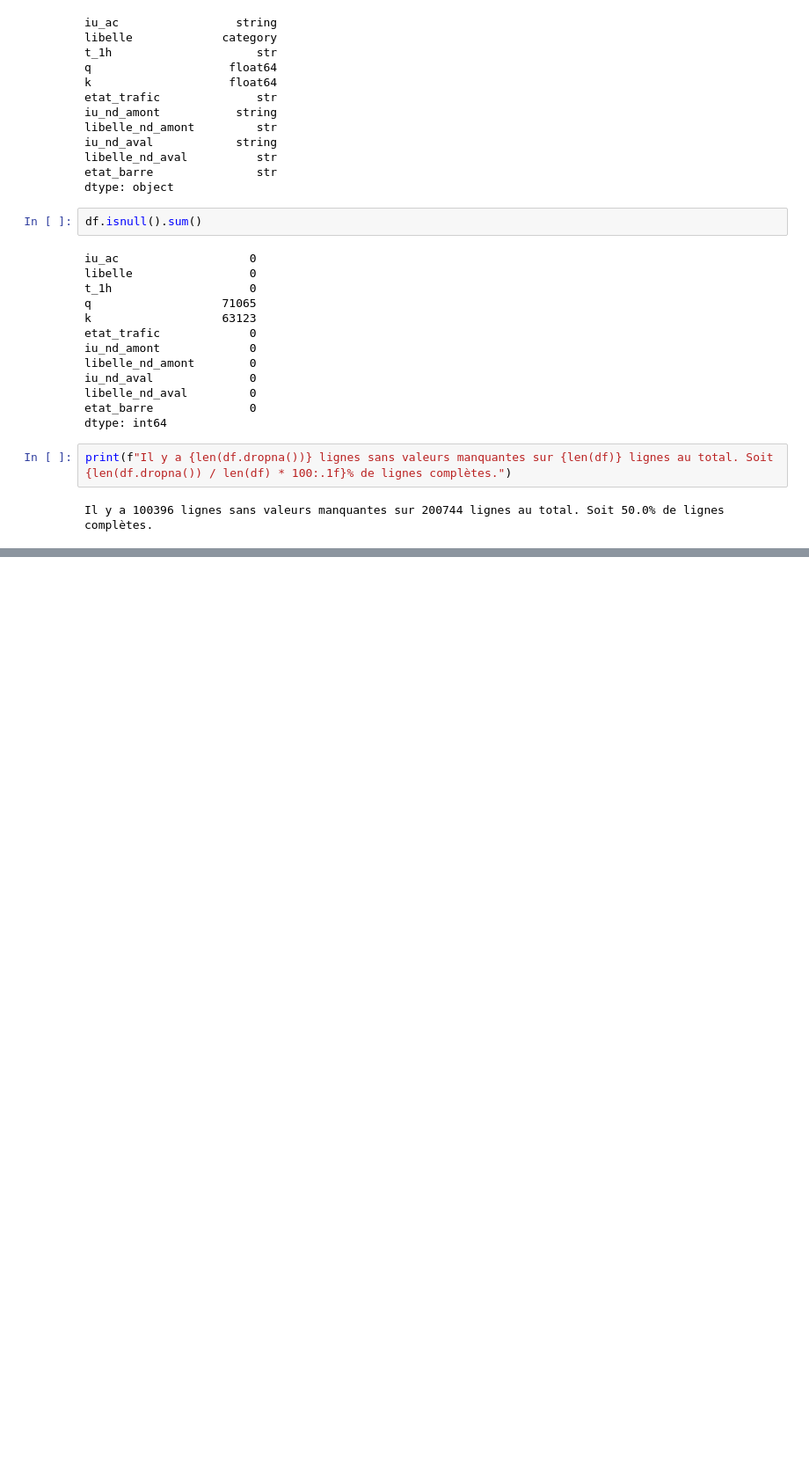
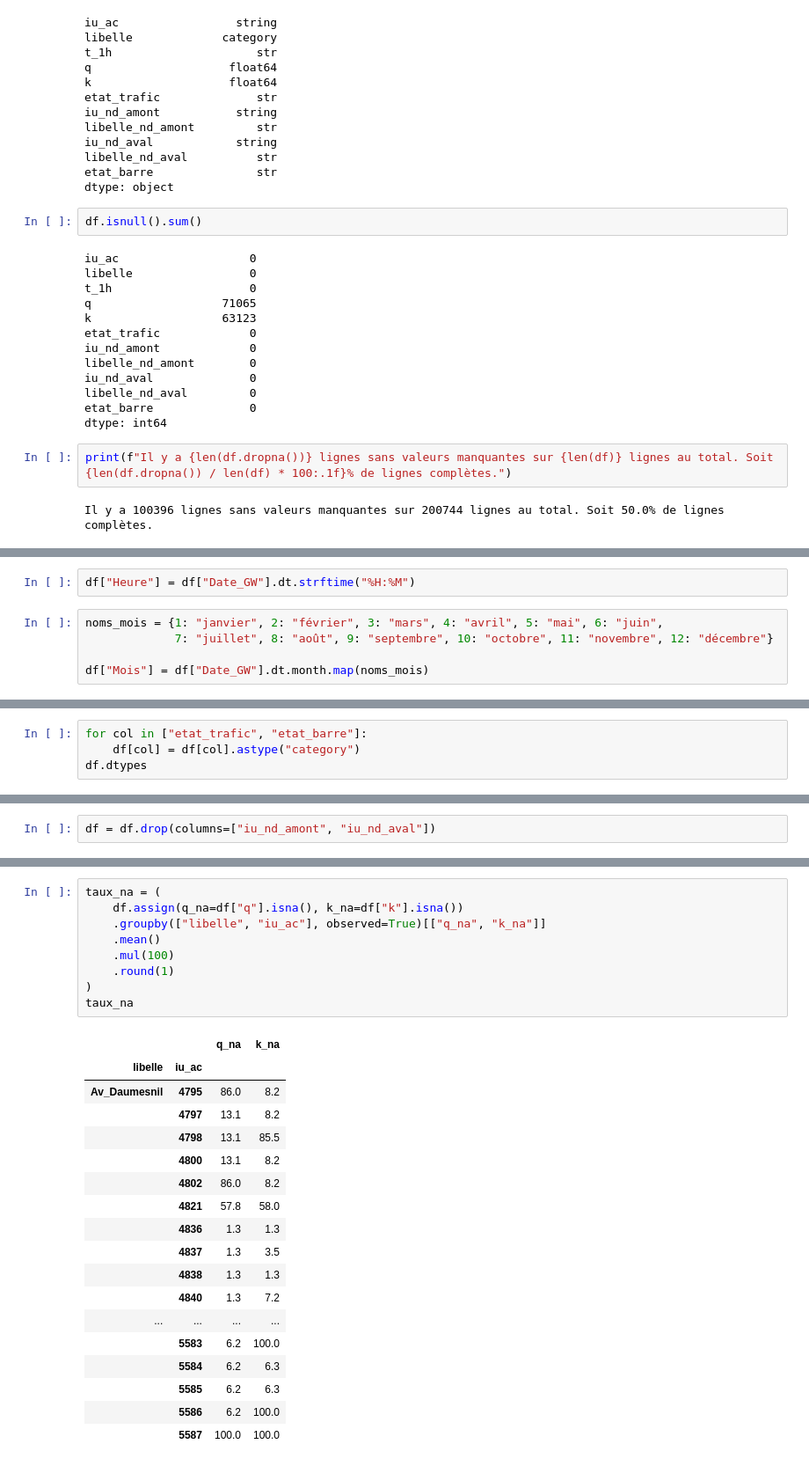
Before and after one commit to Schneider509/Aivanvity-projet-trafic, a Jupyter notebook: projet_data.ipynb, the cells around one changed output, grey strips where cells are left out. Shown at 88% size. Cells and saved outputs as stored; diff of their text form; blank space fills up the shorter version.

```diff
--- a/projet_data.ipynb
+++ b/projet_data.ipynb
@@ -194,0 +220,7 @@ Name: q, dtype: float64
+# %%
+df["Heure"] = df["Date_GW"].dt.strftime("%H:%M")
+# %%
+noms_mois = {1: "janvier", 2: "février", 3: "mars", 4: "avril", 5: "mai", 6: "juin",
+             7: "juillet", 8: "août", 9: "septembre", 10: "octobre", 11: "novembre", 12: "décembre"}
+
+df["Mois"] = df["Date_GW"].dt.month.map(noms_mois)
@@ -194,0 +242,4 @@ Name: q, dtype: float64
+# %%
+for col in ["etat_trafic", "etat_barre"]:
+    df[col] = df[col].astype("category")
+df.dtypes
@@ -194,0 +295,2 @@ Name: q, dtype: float64
+# %%
+df = df.drop(columns=["iu_nd_amont", "iu_nd_aval"])
@@ -194,0 +330,28 @@ Name: q, dtype: float64
+# %%
+taux_na = (
+    df.assign(q_na=df["q"].isna(), k_na=df["k"].isna())
+    .groupby(["libelle", "iu_ac"], observed=True)[["q_na", "k_na"]]
+    .mean()
+    .mul(100)
+    .round(1)
+)
+taux_na
+# %% [output]
+|  |  | q_na | k_na |
+| libelle | iu_ac |  |  |
+| Av_Daumesnil | 4795 | 86.0 | 8.2 |
+|  | 4797 | 13.1 | 8.2 |
+|  | 4798 | 13.1 | 85.5 |
+|  | 4800 | 13.1 | 8.2 |
+|  | 4802 | 86.0 | 8.2 |
+|  | 4821 | 57.8 | 58.0 |
+|  | 4836 | 1.3 | 1.3 |
+|  | 4837 | 1.3 | 3.5 |
+|  | 4838 | 1.3 | 1.3 |
+|  | 4840 | 1.3 | 7.2 |
+| ... | ... | ... | ... |
+|  | 5583 | 6.2 | 100.0 |
+|  | 5584 | 6.2 | 6.3 |
+|  | 5585 | 6.2 | 6.3 |
+|  | 5586 | 6.2 | 100.0 |
+|  | 5587 | 100.0 | 100.0 |
```
Also changed, not shown: parts of 34 cells of this notebook, 1 other file.
